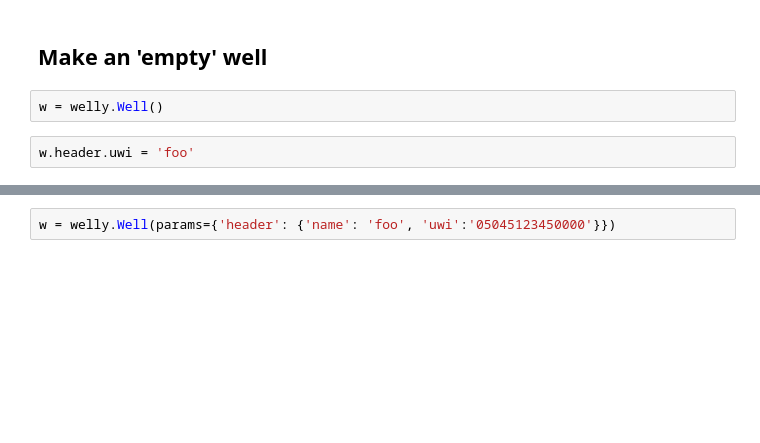
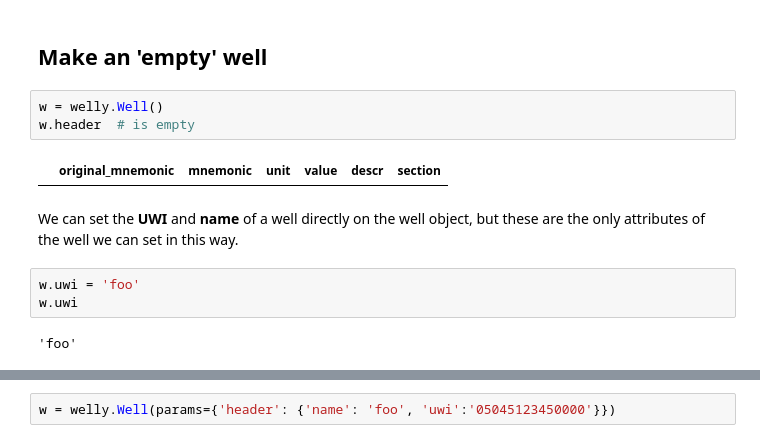
Before and after one commit to agilescientific/welly, a Jupyter notebook: tutorial/01_Well.ipynb, the cells around one changed output, grey strips where cells are left out. Drawn from its saved outputs; the diff is of its cells as text; blank space fills up the shorter version.

```diff
--- a/tutorial/01_Well.ipynb
+++ b/tutorial/01_Well.ipynb
@@ -14,8 +14,16 @@ welly.__version__
 ## Make an 'empty' well
 # %%
 w = welly.Well()
+w.header  # is empty
+# %% [output]
+|  | original_mnemonic | mnemonic | unit | value | descr | section |
+# %% [markdown]
+We can set the **UWI** and **name** of a well directly on the well object, but these are the only attributes of the well we can set in this way.
 # %%
-w.header.uwi = 'foo'
+w.uwi = 'foo'
+w.uwi
+# %% [output]
+'foo'
 # %%
 w.header
 # %% [output]
```
Also changed, not shown: parts of 9 cells of this notebook, 2 other files.
